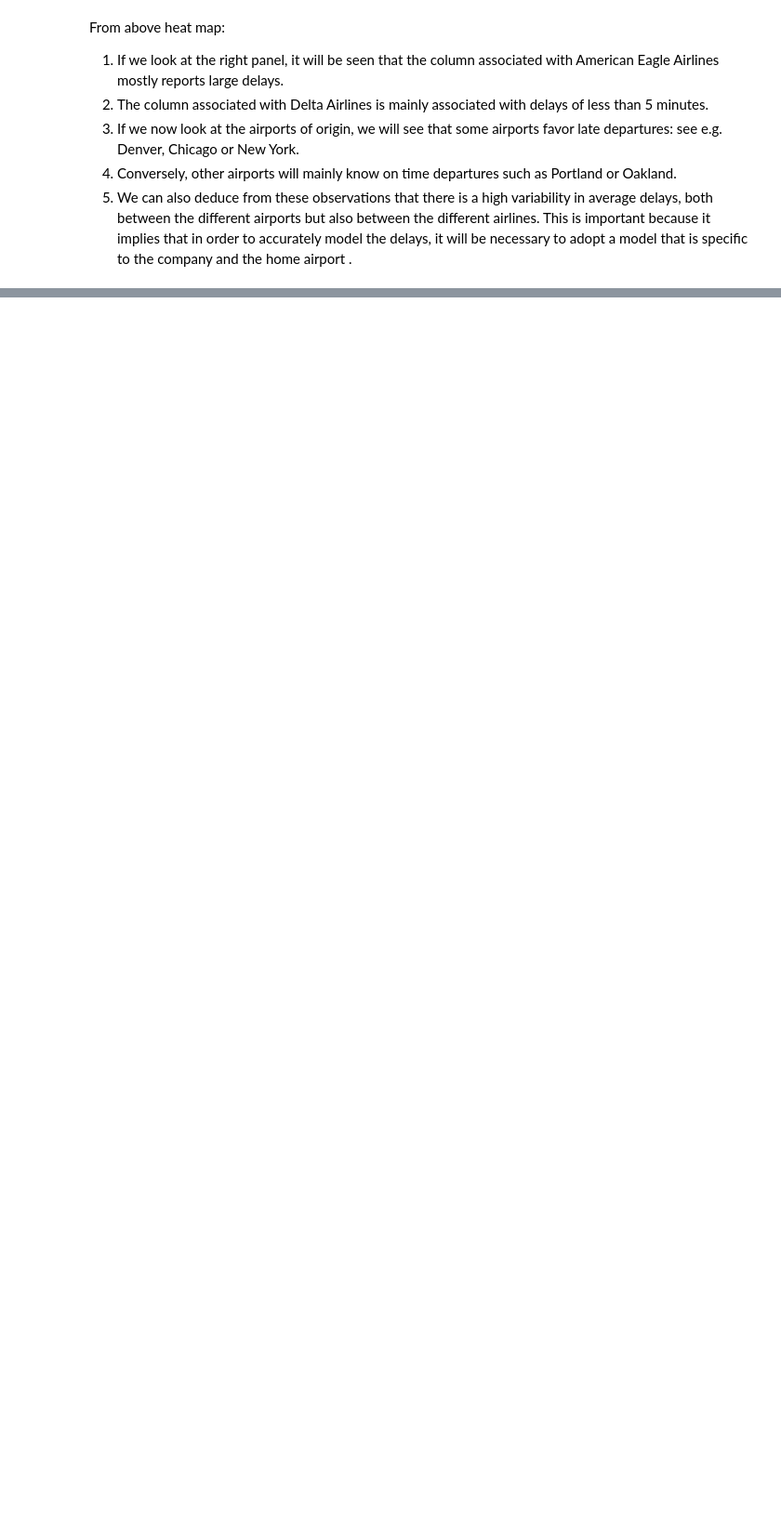
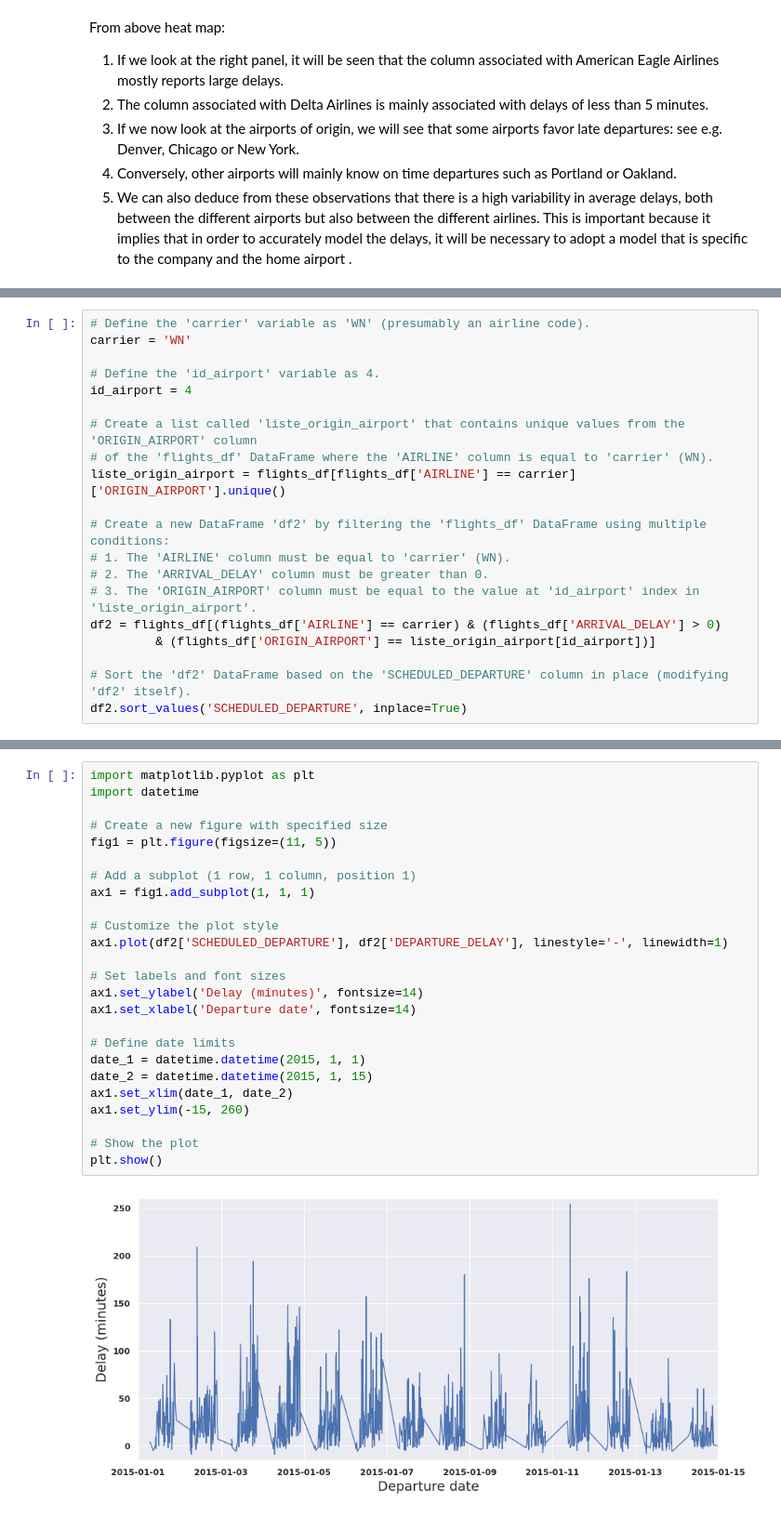
Before and after one commit to arvind-maurya/IIML_Group_Project, a Jupyter notebook: Predicting_Flight_Delay_Simple.ipynb, the cells around one changed output, grey strips where cells are left out. Shown at 93% size. Cells and saved outputs as stored; diff of their text form; blank space fills up the shorter version.

```diff
--- a/Predicting_Flight_Delay_Simple.ipynb
+++ b/Predicting_Flight_Delay_Simple.ipynb
@@ -706,0 +723,20 @@ From above heat map:
+# %%
+# Define the 'carrier' variable as 'WN' (presumably an airline code).
+carrier = 'WN'
+
+# Define the 'id_airport' variable as 4.
+id_airport = 4
+
+# Create a list called 'liste_origin_airport' that contains unique values from the 'ORIGIN_AIRPORT' column
+# of the 'flights_df' DataFrame where the 'AIRLINE' column is equal to 'carrier' (WN).
+liste_origin_airport = flights_df[flights_df['AIRLINE'] == carrier]['ORIGIN_AIRPORT'].unique()
+
+# Create a new DataFrame 'df2' by filtering the 'flights_df' DataFrame using multiple conditions:
+# 1. The 'AIRLINE' column must be equal to 'carrier' (WN).
+# 2. The 'ARRIVAL_DELAY' column must be greater than 0.
+# 3. The 'ORIGIN_AIRPORT' column must be equal to the value at 'id_airport' index in 'liste_origin_airport'.
+df2 = flights_df[(flights_df['AIRLINE'] == carrier) & (flights_df['ARRIVAL_DELAY'] > 0)
+         & (flights_df['ORIGIN_AIRPORT'] == liste_origin_airport[id_airport])]
+
+# Sort the 'df2' DataFrame based on the 'SCHEDULED_DEPARTURE' column in place (modifying 'df2' itself).
+df2.sort_values('SCHEDULED_DEPARTURE', inplace=True)
@@ -706,0 +759,27 @@ From above heat map:
+# %%
+import matplotlib.pyplot as plt
+import datetime
+
+# Create a new figure with specified size
+fig1 = plt.figure(figsize=(11, 5))
+
+# Add a subplot (1 row, 1 column, position 1)
+ax1 = fig1.add_subplot(1, 1, 1)
+
+# Customize the plot style
+ax1.plot(df2['SCHEDULED_DEPARTURE'], df2['DEPARTURE_DELAY'], linestyle='-', linewidth=1)
+
+# Set labels and font sizes
+ax1.set_ylabel('Delay (minutes)', fontsize=14)
+ax1.set_xlabel('Departure date', fontsize=14)
+
+# Define date limits
+date_1 = datetime.datetime(2015, 1, 1)
+date_2 = datetime.datetime(2015, 1, 15)
+ax1.set_xlim(date_1, date_2)
+ax1.set_ylim(-15, 260)
+
+# Show the plot
+plt.show()
+# %% [output]
+[figure, added]
```
Also changed, not shown: parts of 3 cells of this notebook.
